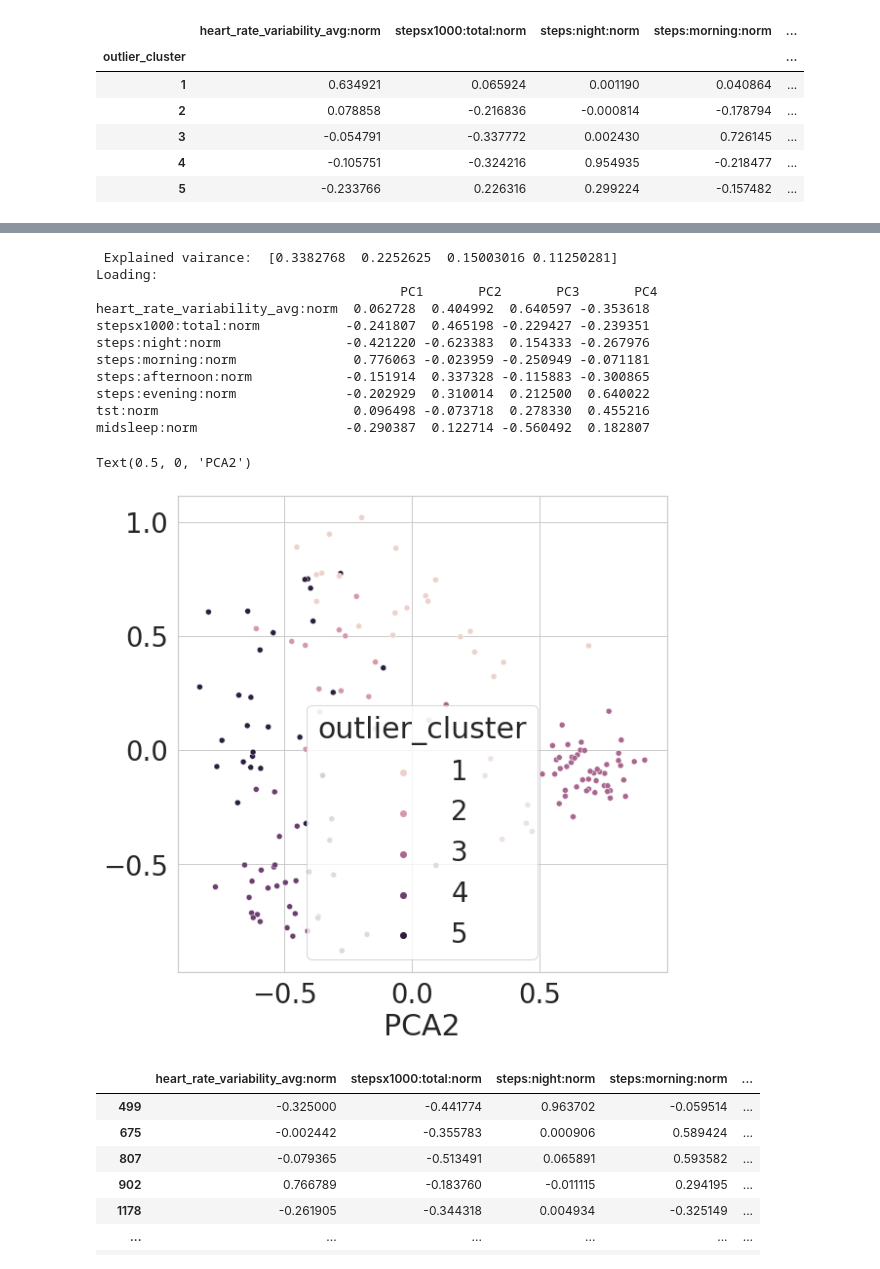
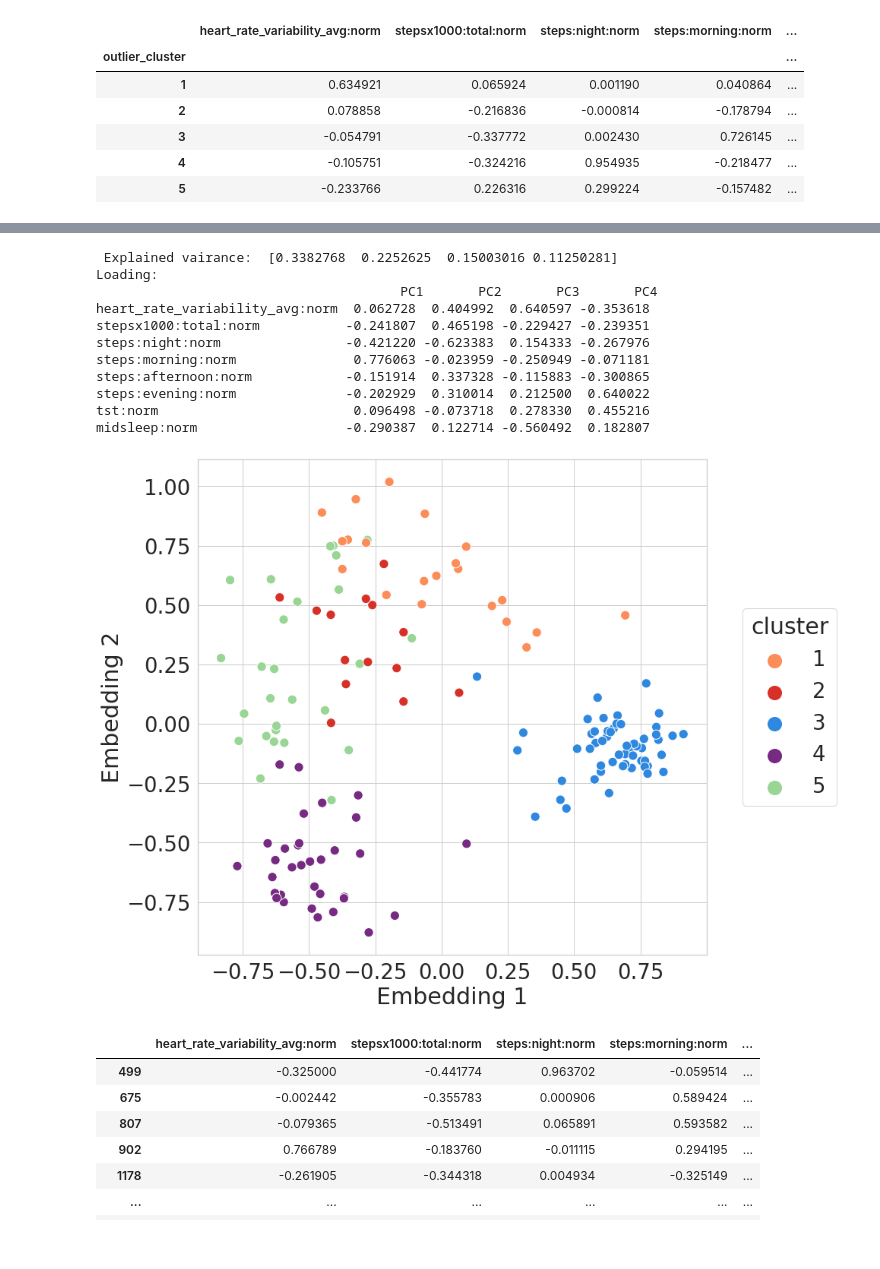
Before and after one commit to digitraceslab/digirhythm, a Jupyter notebook: analysis/outliers.ipynb, the cells around one changed output, grey strips where cells are left out. Saved outputs shown, nothing was run; the diff lists cells and outputs as text; code cells hidden in the pictures.

```diff
--- a/analysis/outliers.ipynb
+++ b/analysis/outliers.ipynb
@@ -33,5 +33,10 @@ palette = sns.color_palette("bright")
 sns.set_palette(palette)
 sns.set(style="whitegrid", font_scale=2.5)
 
+
+colors = ["#fc8d59", "#d73027", "#2e88df", "#762a81", "#99d594", "#3288bd"]
+palette = sns.color_palette(colors, as_cmap=True)
+
+
 seed = 1823492
 # %% [output]
@@ -52,7 +59,9 @@ with open(f"../config/features.txt") as f:
     features = json.load(f)
 
 FEATURES = features[study][freq]
-baseline_diff_df = pd.read_csv(f"{PROCESSED_PATH}/{freq}_{method}_threshold_{threshold}_diff_baseline.csv")
+baseline_diff_df = pd.read_csv(
+    f"{PROCESSED_PATH}/{freq}_{method}_threshold_{threshold}_diff_baseline.csv"
+)
 
 # Get outlier
 outliers = baseline_diff_df.query("outlier == True")
@@ -182,38 +193,62 @@ plt.show()
 # %%
 from sklearn.decomposition import PCA
 
 # PCA on meandiff
-pca = PCA(n_components=4, svd_solver='full')
+pca = PCA(n_components=4, svd_solver="full")
 X = outliers[FEATURES]
 X_pca = pca.fit_transform(X)
-#X_pca['cluster'] = mean_diff['cluster']
-print(" Explained vairance: ",pca.explained_variance_ratio_)
-
+# X_pca['cluster'] = mean_diff['cluster']
+print(" Explained vairance: ", pca.explained_variance_ratio_)
 
 # Loading
-loadings = pd.DataFrame(pca.components_.T, columns=['PC1', 'PC2', 'PC3', 'PC4'], index=FEATURES)
+loadings = pd.DataFrame(
+    pca.components_.T, columns=["PC1", "PC2", "PC3", "PC4"], index=FEATURES
+)
 print("Loading: \n", loadings)
 
 # Viz
 
-plt.figure(figsize=(9,9))
-sns.scatterplot(x = X_pca[:, 0], y=X_pca[:, 1], hue=outliers['outlier_cluster'])
-plt.xlabel('PCA1')
-plt.xlabel('PCA2')
+
+def plot_embedding(X, title):
+    fig = plt.figure(figsize=(12, 12))
+    g = sns.scatterplot(
+        x=X[:, 0],
+        y=X[:, 1],
+        hue=outliers["outlier_cluster"],
+        palette=palette,
+        s=150,
+    )
+    #    fig = px.scatter_3d(X, x=X[:, 0], y=X[:, 1], z=X[:, 2], color = mean_diff["cluster"], width=1000, height=1000,
+    #                       color_discrete_sequence=px.colors.qualitative.Set2)
+    g.legend(
+        loc="center left",
+        bbox_to_anchor=(1.05, 0.5),
+        ncol=1,
+        markerscale=3,
+        title="cluster",
+    )
+    g.set_xlabel("Embedding 1")
+    g.set_ylabel("Embedding 2")
+    return g
+
+
+# px.scatter_3d(X, x=X[:, 0], y=X[:, 1], z=X[:, 2], color = mean_diff["cluster"])
+fig = plot_embedding(X_pca, "PCA")
+plt.savefig("tsne_embedding.png", dpi=300, bbox_inches="tight")
+plt.show()
 # %% [output]
  Explained vairance:  [0.3382768  0.2252625  0.15003016 0.11250281]
 Loading:
                                        PC1       PC2       PC3       PC4
 heart_rate_variability_avg:norm  0.062728  0.404992  0.640597 -0.353618
 stepsx1000:total:norm           -0.241807  0.465198 -0.229427 -0.239351
 steps:night:norm                -0.421220 -0.623383  0.154333 -0.267976
 steps:morning:norm               0.776063 -0.023959 -0.250949 -0.071181
 steps:afternoon:norm            -0.151914  0.337328 -0.115883 -0.300865
 steps:evening:norm              -0.202929  0.310014  0.212500  0.640022
 tst:norm                         0.096498 -0.073718  0.278330  0.455216
 midsleep:norm                   -0.290387  0.122714 -0.560492  0.182807
-Text(0.5, 0, 'PCA2')
-[figure, old version]
+[figure, new version]
 # %%
 outliers
 # %% [output]
```
Also changed, not shown: parts of 2 cells of this notebook, 12 other files.
